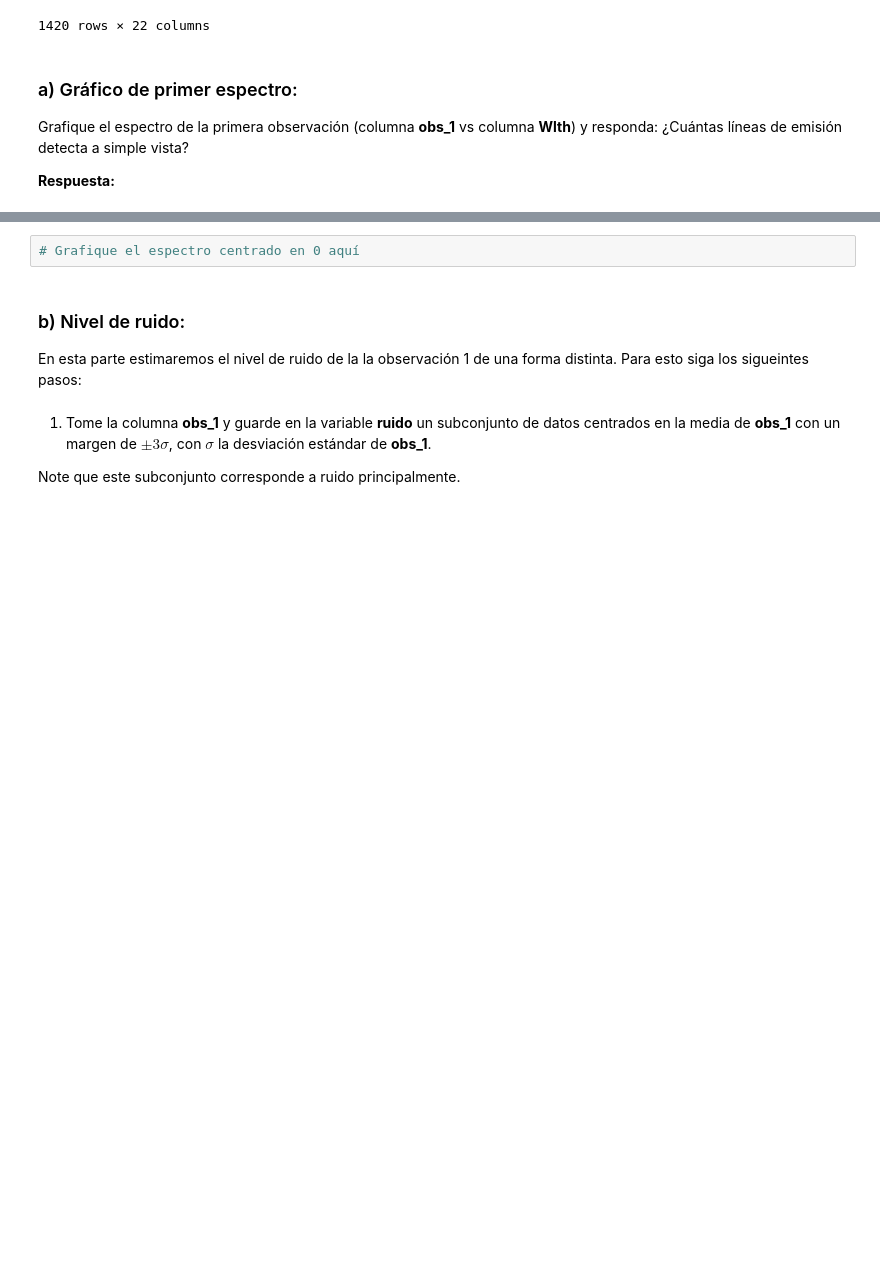
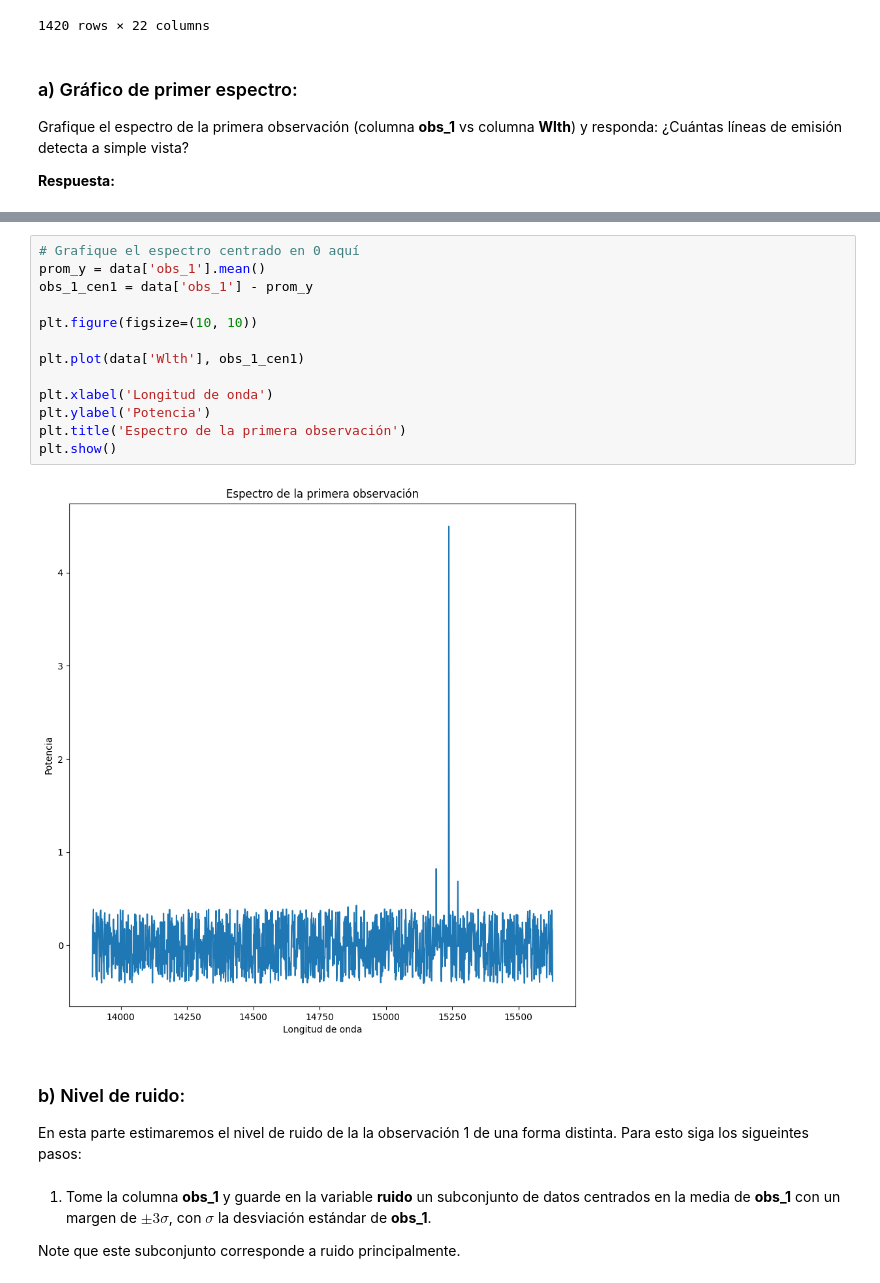
Before and after one commit to CrushinAngel/Tarea-2, a Jupyter notebook: Tarea2.ipynb, the cells around one changed output, grey strips where cells are left out. Saved outputs shown, nothing was run; the diff lists cells and outputs as text; blank space fills up the shorter version.

```diff
--- a/Tarea2.ipynb
+++ b/Tarea2.ipynb
@@ -243,5 +253,18 @@ Notará que los valores del eje y están centrados alrededor de 1. Centre la obs
-# %%
-# Grafique el espectro centrado en 0 aquí
+# %%
+# Grafique el espectro centrado en 0 aquí
+prom_y = data['obs_1'].mean()
+obs_1_cen1 = data['obs_1'] - prom_y
+
+plt.figure(figsize=(10, 10))
+
+plt.plot(data['Wlth'], obs_1_cen1)
+
+plt.xlabel('Longitud de onda')
+plt.ylabel('Potencia')
+plt.title('Espectro de la primera observación')
+plt.show()
+# %% [output]
+[figure, added]
 # %% [markdown]
 ### b) Nivel de ruido:
 
```
Also changed, not shown: parts of 8 cells of this notebook.
